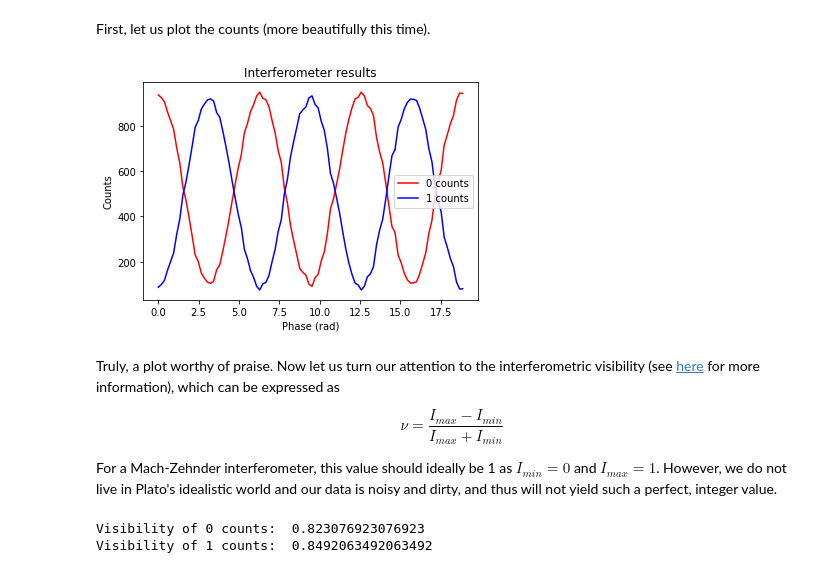
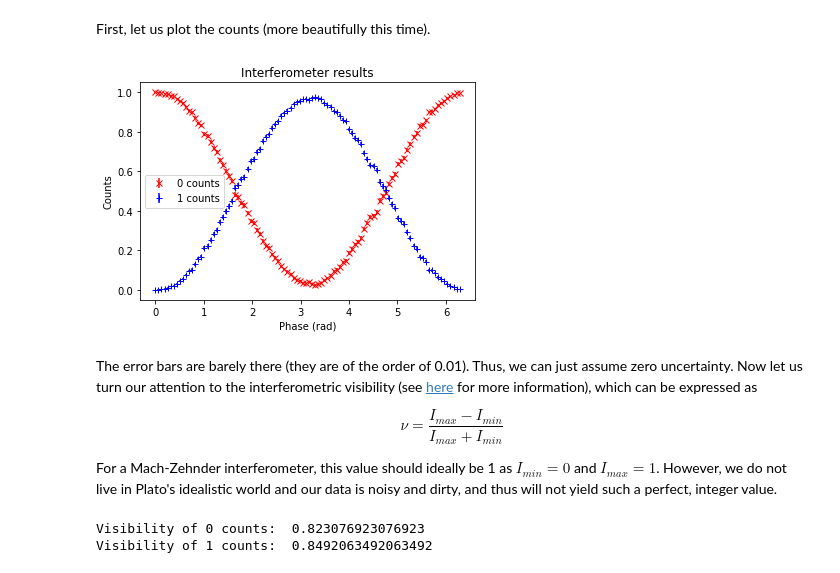
Before and after one commit to PeterSidajaya/PC5228-analysis, a Jupyter notebook: PC5228_analysis.ipynb, the cells around one changed output. Drawn from its saved outputs; the diff is of its cells as text; code cells hidden in the pictures.

```diff
--- a/PC5228_analysis.ipynb
+++ b/PC5228_analysis.ipynb
@@ -10,21 +12,30 @@ import qiskit
 First, let us plot the counts (more beautifully this time).
 # %%
 steps = 100
-phases = np.linspace(0, 6*np.pi, num=steps)
+phases = np.linspace(0, 2*np.pi, num=steps)
 counts_0 = np.loadtxt('data//counts_0.txt')
 counts_1 = np.loadtxt('data//counts_1.txt')
+err_counts_0 = np.ndarray(100)
+err_counts_1 = np.ndarray(100)
 
-plt.plot(phases, counts_0, 'r', label='0 counts')
-plt.plot(phases, counts_1, 'b', label='1 counts')
+for i in range(100):
+    zero = counts_0[i]/2048
+    one = counts_1[i]/2048
+    err_counts_0[i] = np.sqrt(zero*(1-zero)/2048)
+    err_counts_1[i] = np.sqrt(one*(1-one)/2048)
+
+
+plt.errorbar(phases, counts_0/2048, yerr=err_counts_0, label='0 counts', fmt='rx')
+plt.errorbar(phases, counts_1/2048, yerr=err_counts_1, label='1 counts', fmt='b+')
 plt.title('Interferometer results')
 plt.xlabel('Phase (rad)')
 plt.ylabel('Counts')
 plt.legend(loc='best')
 plt.show()
 # %% [output]
-[figure, old version]
+[figure, new version]
 # %% [markdown]
-Truly, a plot worthy of praise. Now let us turn our attention to the interferometric visibility (see [here](https://en.wikipedia.org/wiki/Interferometric_visibility) for more information), which can be expressed as
+The error bars are barely there (they are of the order of 0.01). Thus, we can just assume zero uncertainty. Now let us turn our attention to the interferometric visibility (see [here](https://en.wikipedia.org/wiki/Interferometric_visibility) for more information), which can be expressed as
 
 $$
 \nu = \frac{I_{max} - I_{min}}{I_{max} + I_{min}}
```
Also changed, not shown: parts of 4 cells of this notebook.
